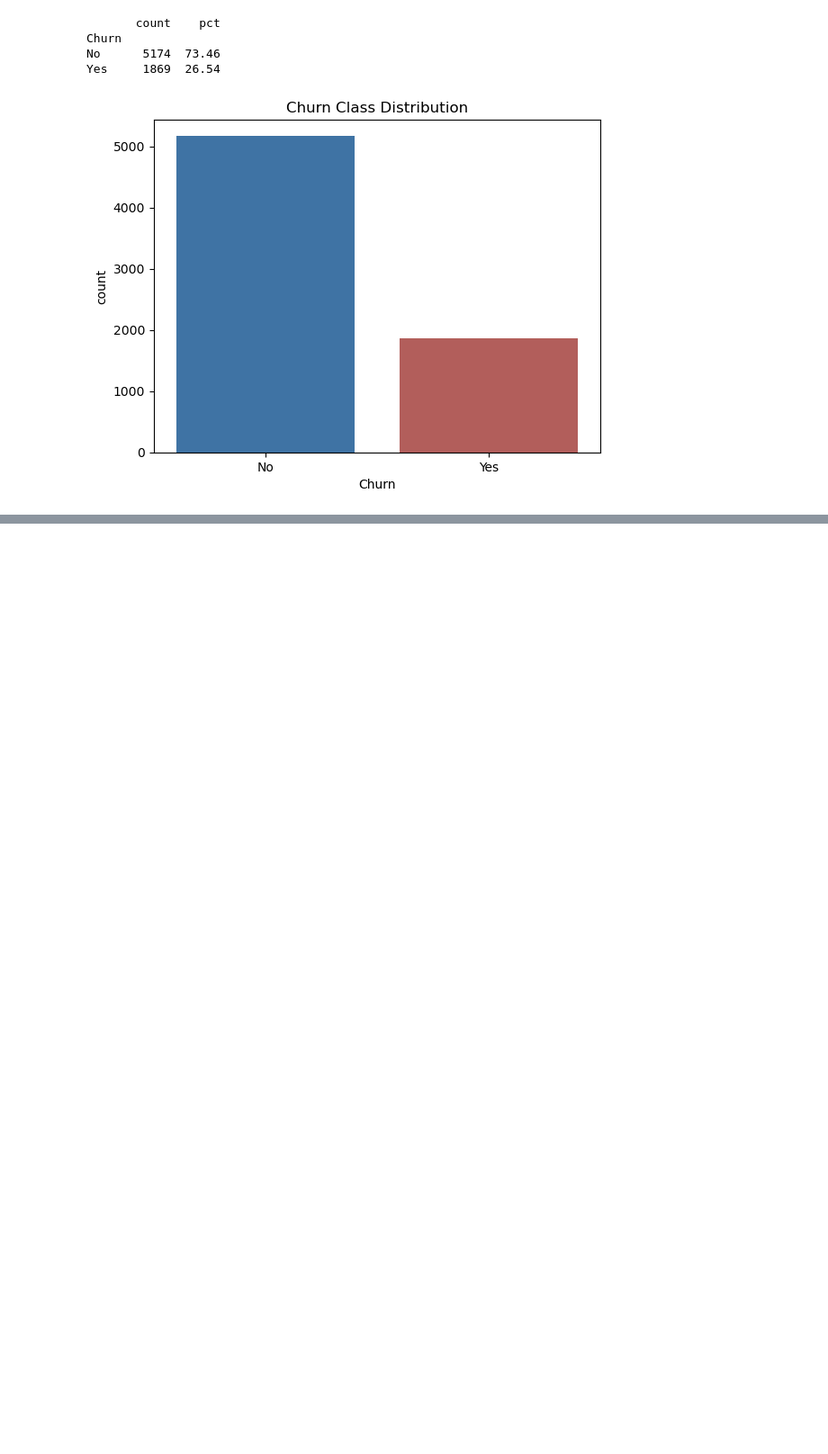
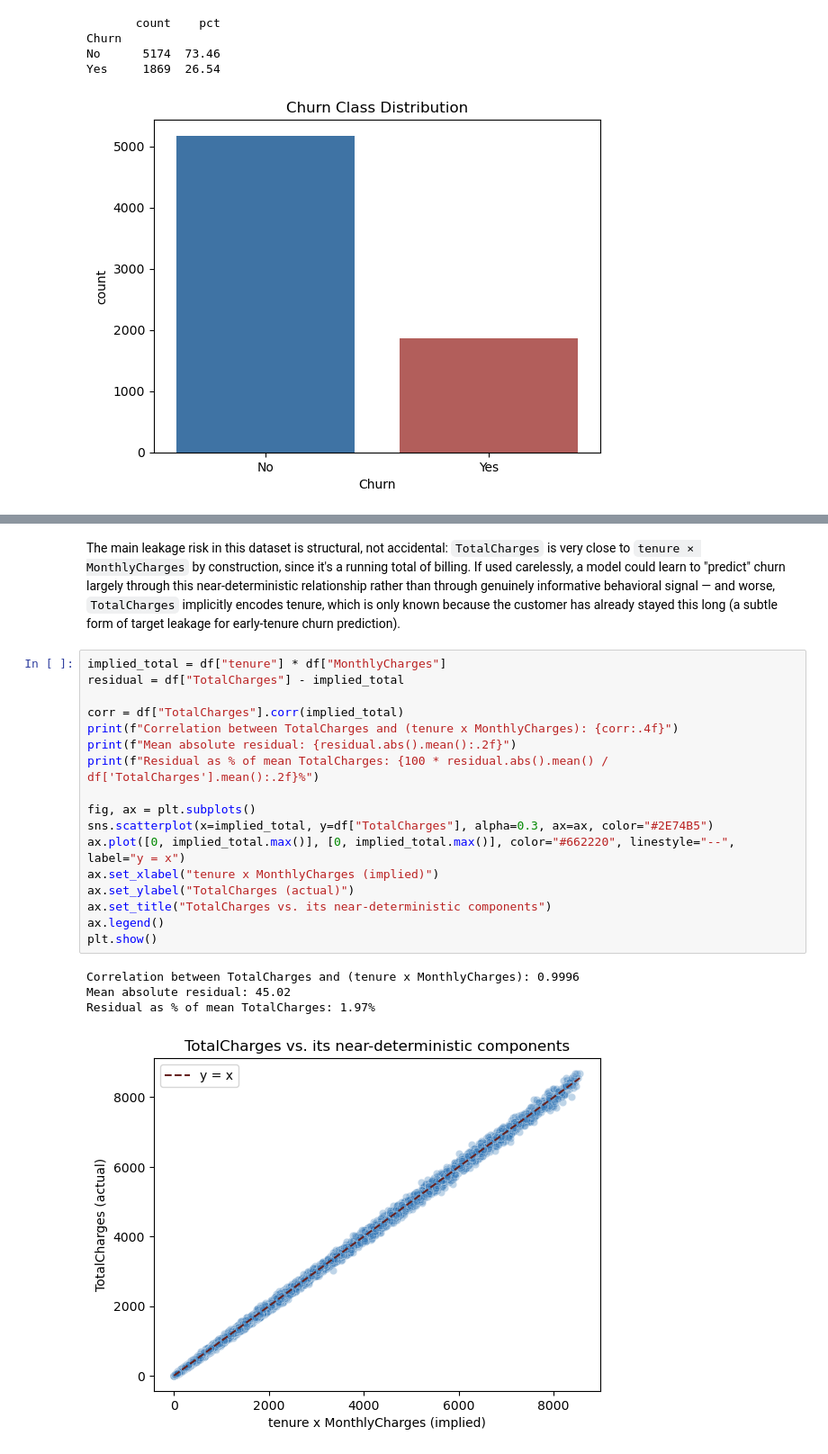
Before and after one commit to danielowuor/Customer-Retention-Intelligence-System, a Jupyter notebook: notebooks/01_eda_and_data_quality.ipynb, the cells around one changed output, grey strips where cells are left out. Shown at 90% size. Drawn from its saved outputs; the diff is of its cells as text; blank space fills up the shorter version.

```diff
--- a/notebooks/01_eda_and_data_quality.ipynb
+++ b/notebooks/01_eda_and_data_quality.ipynb
@@ -230,0 +306,24 @@ This indicates a moderate class imbalance with churn rate at 26%. this inform us
+# %% [markdown]
+The main leakage risk in this dataset is structural, not accidental: `TotalCharges` is very close to `tenure × MonthlyCharges` by construction, since it's a running total of billing. If used carelessly, a model could learn to "predict" churn largely through this near-deterministic relationship rather than through genuinely informative behavioral signal — and worse, `TotalCharges` implicitly encodes tenure, which is only known because the customer has already stayed this long (a subtle form of target leakage for early-tenure churn prediction).
+# %%
+implied_total = df["tenure"] * df["MonthlyCharges"]
+residual = df["TotalCharges"] - implied_total
+
+corr = df["TotalCharges"].corr(implied_total)
+print(f"Correlation between TotalCharges and (tenure x MonthlyCharges): {corr:.4f}")
+print(f"Mean absolute residual: {residual.abs().mean():.2f}")
+print(f"Residual as % of mean TotalCharges: {100 * residual.abs().mean() / df['TotalCharges'].mean():.2f}%")
+
+fig, ax = plt.subplots()
+sns.scatterplot(x=implied_total, y=df["TotalCharges"], alpha=0.3, ax=ax, color="#2E74B5")
+ax.plot([0, implied_total.max()], [0, implied_total.max()], color="#662220", linestyle="--", label="y = x")
+ax.set_xlabel("tenure x MonthlyCharges (implied)")
+ax.set_ylabel("TotalCharges (actual)")
+ax.set_title("TotalCharges vs. its near-deterministic components")
+ax.legend()
+plt.show()
+# %% [output]
+Correlation between TotalCharges and (tenure x MonthlyCharges): 0.9996
+Mean absolute residual: 45.02
+Residual as % of mean TotalCharges: 1.97%
+[figure, added]
```
Also changed, not shown: parts of 12 cells of this notebook.
